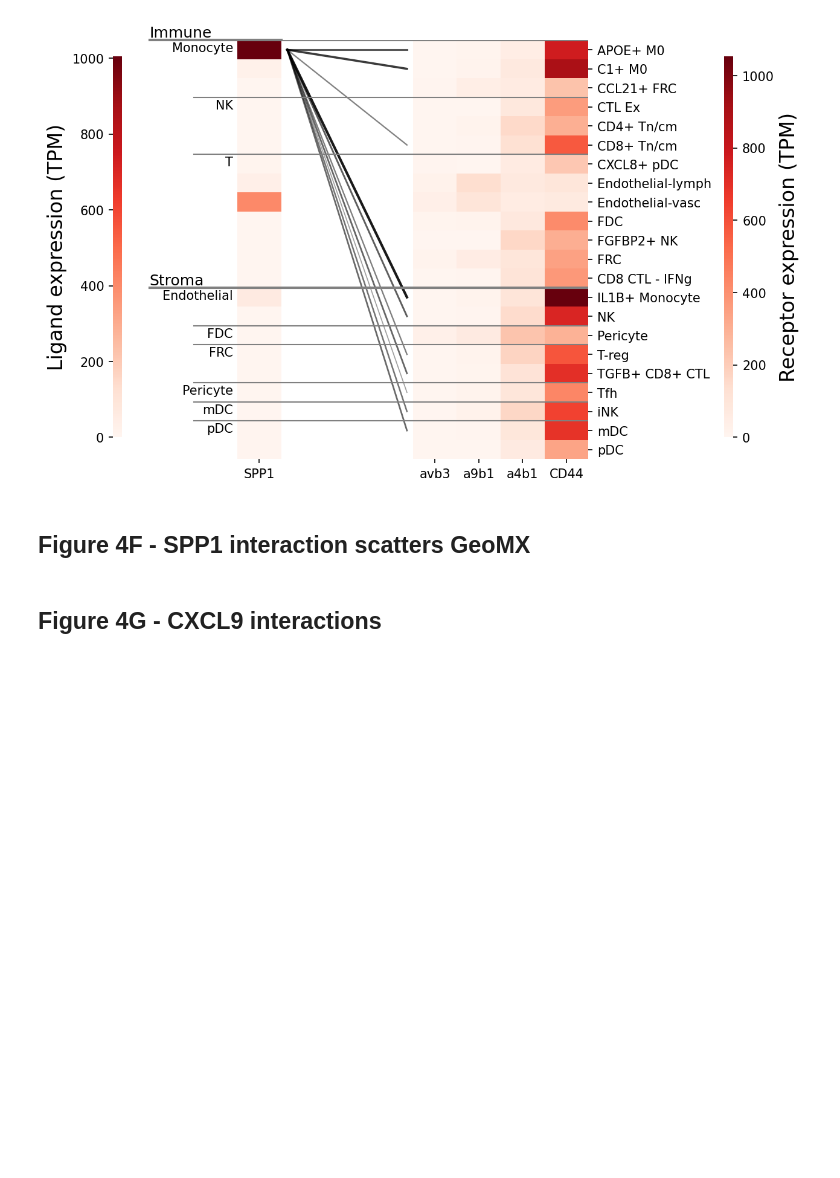
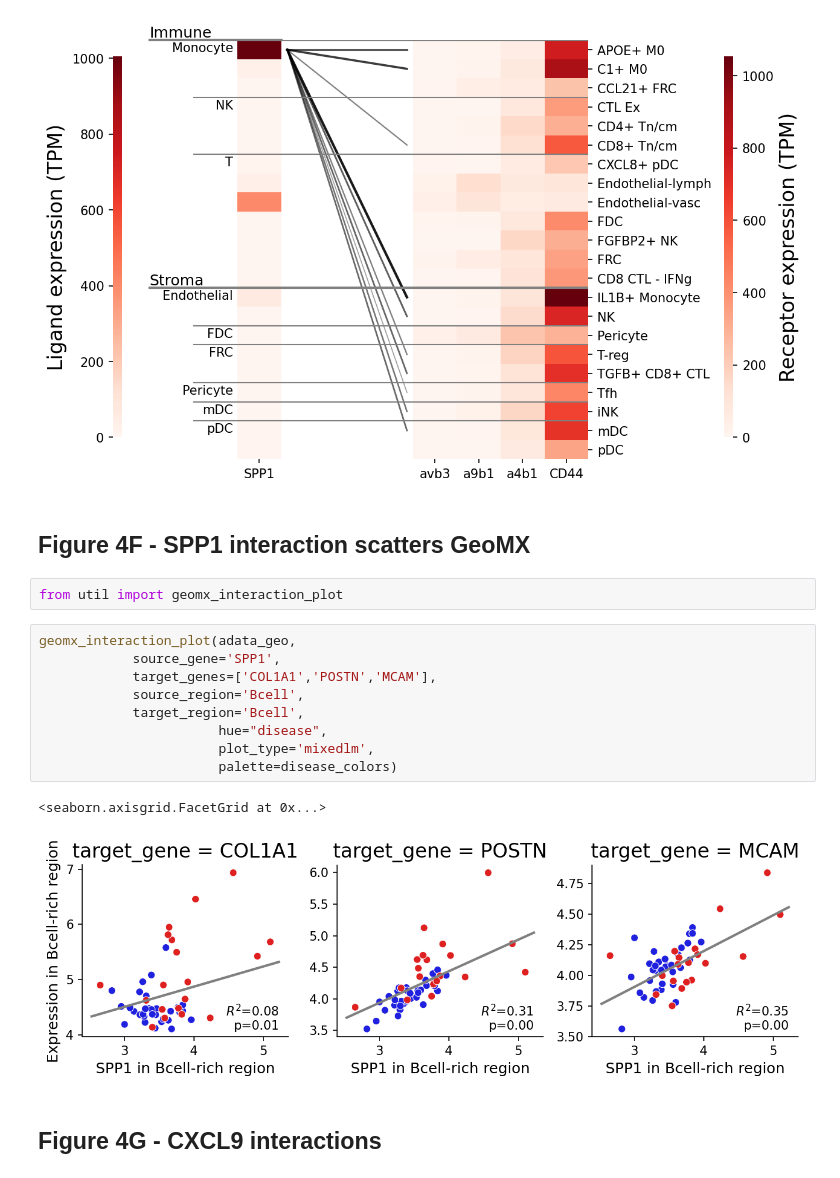
Before and after one commit to getzlab/FL_transformation_paper, a Jupyter notebook: figures/Figure4.ipynb, the cells around one changed output. Drawn from its saved outputs; the diff is of its cells as text; blank space fills up the shorter version.

Commit message:
Added figure 4 script

```diff
--- a/figures/Figure4.ipynb
+++ b/figures/Figure4.ipynb
@@ -159,5 +159,19 @@ draw_subdivisions(ct_order,'category','cell_type_coarse',ax=ax)
 [figure]
 # %% [markdown]
 ## Figure 4F - SPP1 interaction scatters GeoMX
+# %%
+from util import geomx_interaction_plot
+# %%
+geomx_interaction_plot(adata_geo,
+            source_gene='SPP1',
+            target_genes=['COL1A1','POSTN','MCAM'],
+            source_region='Bcell',
+            target_region='Bcell',
+                       hue="disease",
+                       plot_type='mixedlm',
+                       palette=disease_colors)
+# %% [output]
+<seaborn.axisgrid.FacetGrid at 0x...>
+[figure, added]
 # %% [markdown]
 ## Figure 4G - CXCL9 interactions
```
Also changed, not shown: parts of 4 cells of this notebook.
